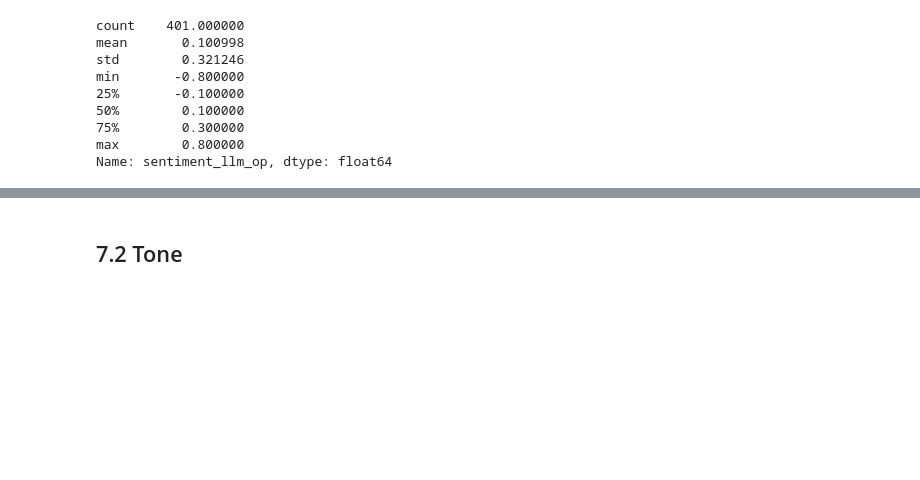
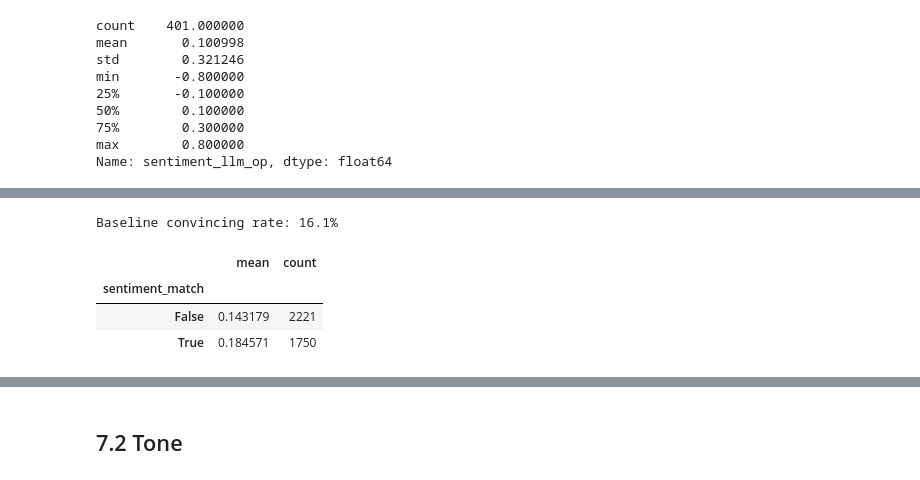
Before and after one commit to jct-nlp/change-my-view-2025, a Jupyter notebook: this work/03.3_feature_engineering_op_relation.ipynb, the cells around one changed output, grey strips where cells are left out. Cells and saved outputs as stored; diff of their text form; code cells hidden in the pictures; blank space fills up the shorter version.

```diff
--- a/this work/03.3_feature_engineering_op_relation.ipynb
+++ b/this work/03.3_feature_engineering_op_relation.ipynb
@@ -185,0 +209,23 @@ Name: sentiment_llm_op, dtype: float64
+# %%
+# A different question: does the comment's own sentiment align with the OP's, rather
+# than the OP's sentiment alone? Sentiment is continuous, so "match" means falling in
+# the same positive/negative/neutral bucket, not exact equality.
+def sentiment_bucket(x):
+    return 'positive' if x > 0 else ('negative' if x < 0 else 'neutral')
+
+comments_df['sentiment_match'] = (
+    comments_df['sentiment_llm'].apply(sentiment_bucket)
+    == comments_df['sentiment_llm_op'].apply(sentiment_bucket)
+)
+comments_df = comments_df.copy()  # defragment - avoids a pandas PerformanceWarning after many single-column inserts
+
+baseline_rate = comments_df['is_convincing'].mean()
+print(f"Baseline convincing rate: {baseline_rate:.1%}\n")
+
+comments_df.groupby('sentiment_match')['is_convincing'].agg(['mean', 'count'])
+# %% [output]
+Baseline convincing rate: 16.1%
+|  | mean | count |
+| sentiment_match |  |  |
+| False | 0.143179 | 2221 |
+| True | 0.184571 | 1750 |
```
Also changed, not shown: parts of 10 cells of this notebook.
